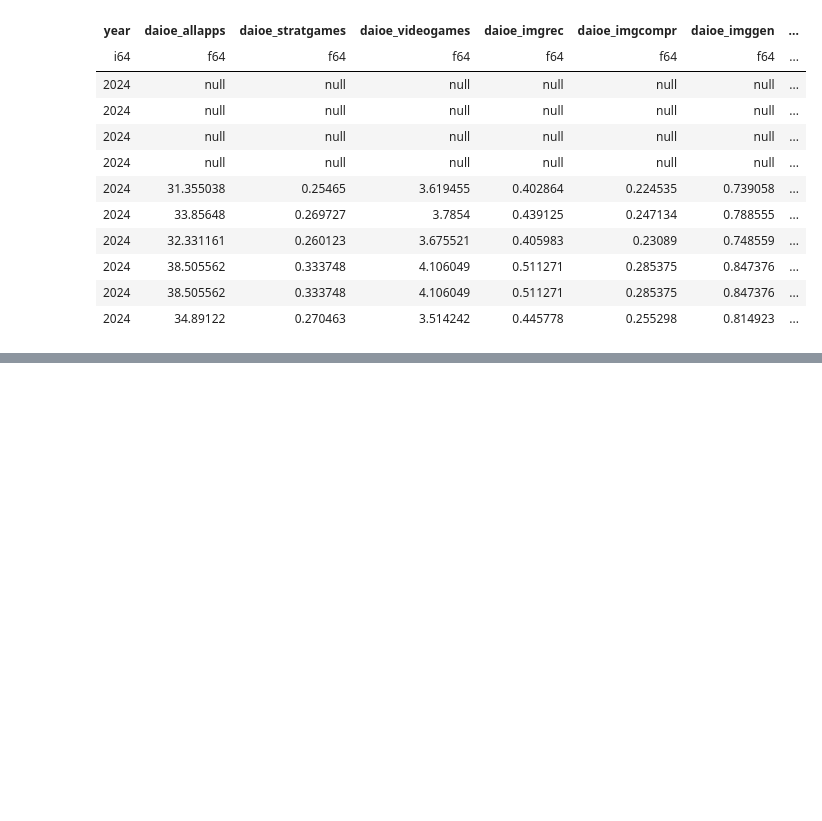
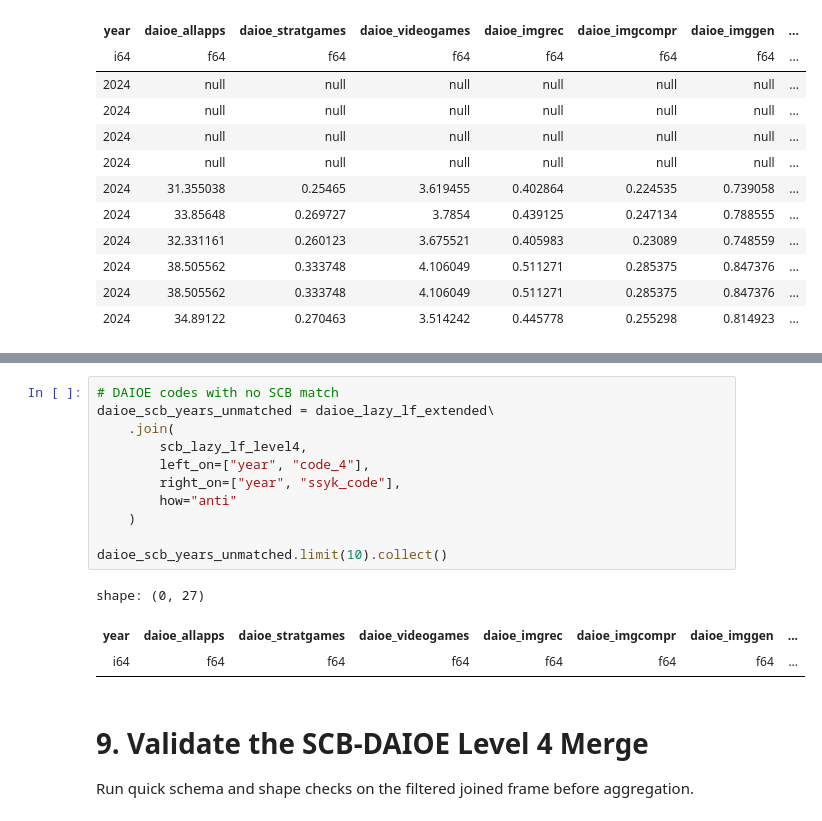
Before and after one commit to joseph-data/AI_Econ_daioe_years_regions, a Jupyter notebook: ssyk2012_daioe_yr_regions.ipynb, the cells around one changed output, grey strips where cells are left out. Drawn from its saved outputs; the diff is of its cells as text; blank space fills up the shorter version.

```diff
--- a/ssyk2012_daioe_yr_regions.ipynb
+++ b/ssyk2012_daioe_yr_regions.ipynb
@@ -199,0 +269,19 @@ shape: (10, 27)
+# %%
+# DAIOE codes with no SCB match
+daioe_scb_years_unmatched = daioe_lazy_lf_extended\
+    .join(
+        scb_lazy_lf_level4,
+        left_on=["year", "code_4"],
+        right_on=["year", "ssyk_code"],
+        how="anti"
+    )
+
+daioe_scb_years_unmatched.limit(10).collect()
+# %% [output]
+shape: (0, 27)
+| year | daioe_allapps | daioe_stratgames | daioe_videogames | daioe_imgrec | daioe_imgcompr | daioe_imggen | ... |
+| i64 | f64 | f64 | f64 | f64 | f64 | f64 | ... |
+# %% [markdown]
+# 9. Validate the SCB-DAIOE Level 4 Merge
+
+Run quick schema and shape checks on the filtered joined frame before aggregation.
```
Also changed, not shown: parts of 24 cells of this notebook.
